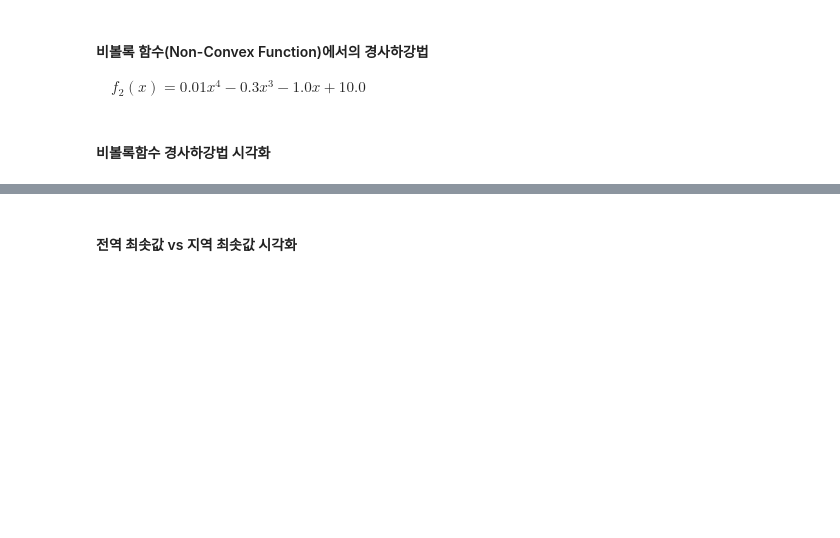
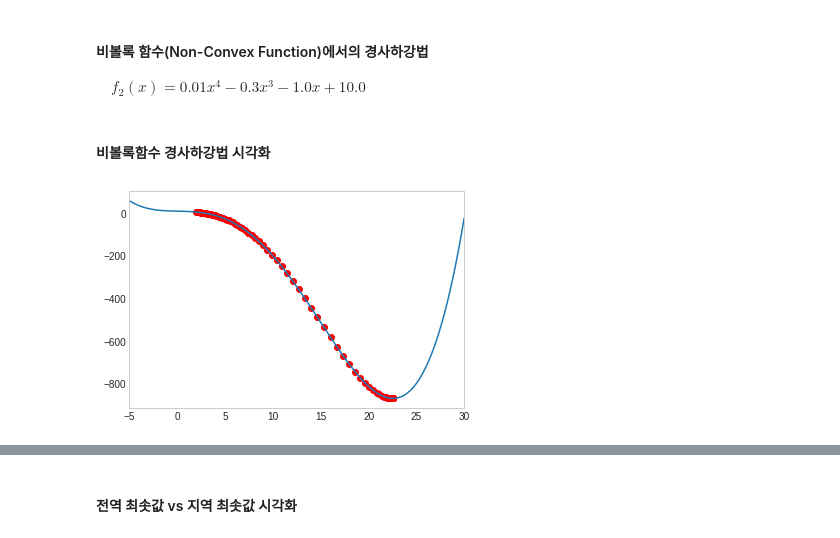
Before and after one commit to moung1012/-, a Jupyter notebook: _6_경사하강법(Gradient_Decent).ipynb, the cells around one changed output, grey strips where cells are left out. Saved outputs shown, nothing was run; the diff lists cells and outputs as text; code cells hidden in the pictures; blank space fills up the shorter version.

```diff
--- a/_6_경사하강법(Gradient_Decent).ipynb
+++ b/_6_경사하강법(Gradient_Decent).ipynb
@@ -74,7 +108,25 @@ $\quad f_1(x) = x^2$
 #### 비볼록 함수(Non-Convex Function)에서의 경사하강법
 
 $\quad f_2(x) = 0.01x^4 - 0.3x^3 - 1.0x + 10.0$
+# %%
+def f2(x):
+  return 0.01*x**4 - 0.3*x**3 - 1.0*x + 10.0
+
+def df_dx2(x):
+  return 0.04*x**3 - 0.9*x**2 - 1.0
 # %% [markdown]
 #### 비볼록함수 경사하강법 시각화
+# %%
+x_init = 2
+x_log, y_log = gradient_descent(f2, df_dx2, init_x=x_init)
+
+plt.scatter(x_log, y_log,color='red')
+x = np.arange(-5, 30, 0.01)
+plt.plot(x, f2(x))
+plt.xlim(-5, 30)
+plt.grid()
+plt.show()
+# %% [output]
+[figure, added]
 # %% [markdown]
 ### 전역 최적값 vs 지역 최적값
```
Also changed, not shown: parts of 12 cells of this notebook.
